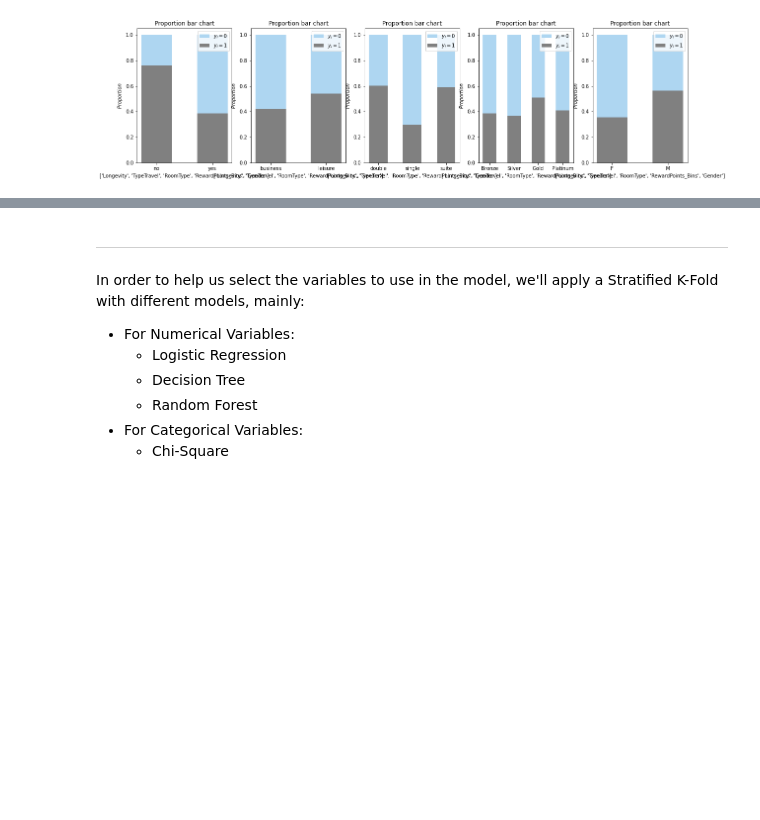
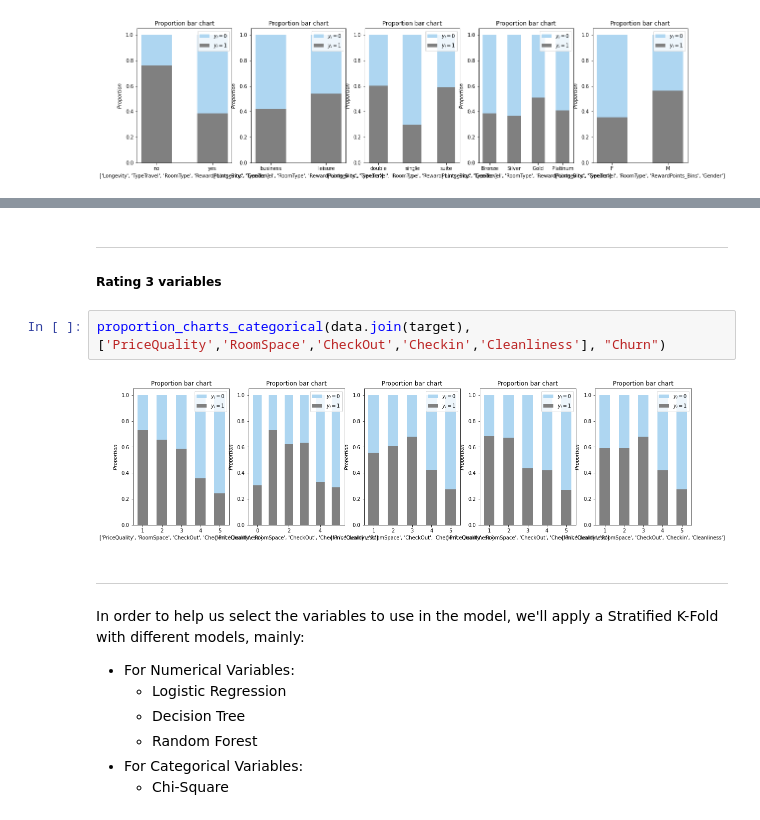
Before and after one commit to manelcbf/DSaML_Projects, a Jupyter notebook: Supervised_Learning/Supervised_Notebook_MF.ipynb, the cells around one changed output, grey strips where cells are left out. Cells and saved outputs as stored; diff of their text form; blank space fills up the shorter version.

```diff
--- a/Supervised_Learning/Supervised_Notebook_MF.ipynb
+++ b/Supervised_Learning/Supervised_Notebook_MF.ipynb
@@ -532,3 +546,10 @@ proportion_charts_categorical(data.join(target), ['Longevity','TypeTravel','Room
+# %% [markdown]
+----
+##### Rating 3 variables
+# %%
+proportion_charts_categorical(data.join(target), ['PriceQuality','RoomSpace','CheckOut','Checkin','Cleanliness'], "Churn")
+# %% [output]
+[figure, added]
 # %% [markdown]
 ----
 In order to help us select the variables to use in the model, we'll apply a Stratified K-Fold with different models, mainly:
```
Also changed, not shown: parts of 34 cells of this notebook, 2 other files.
